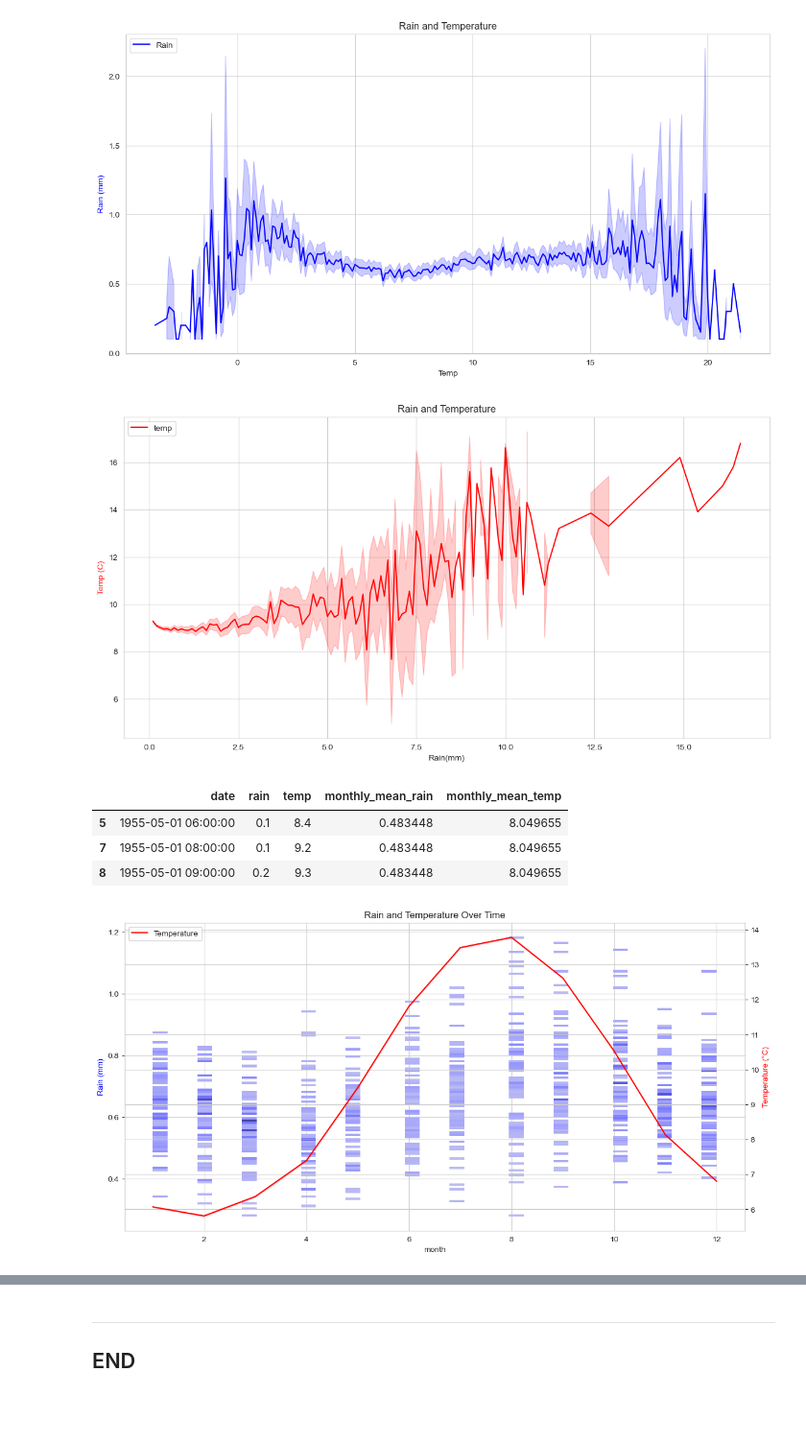
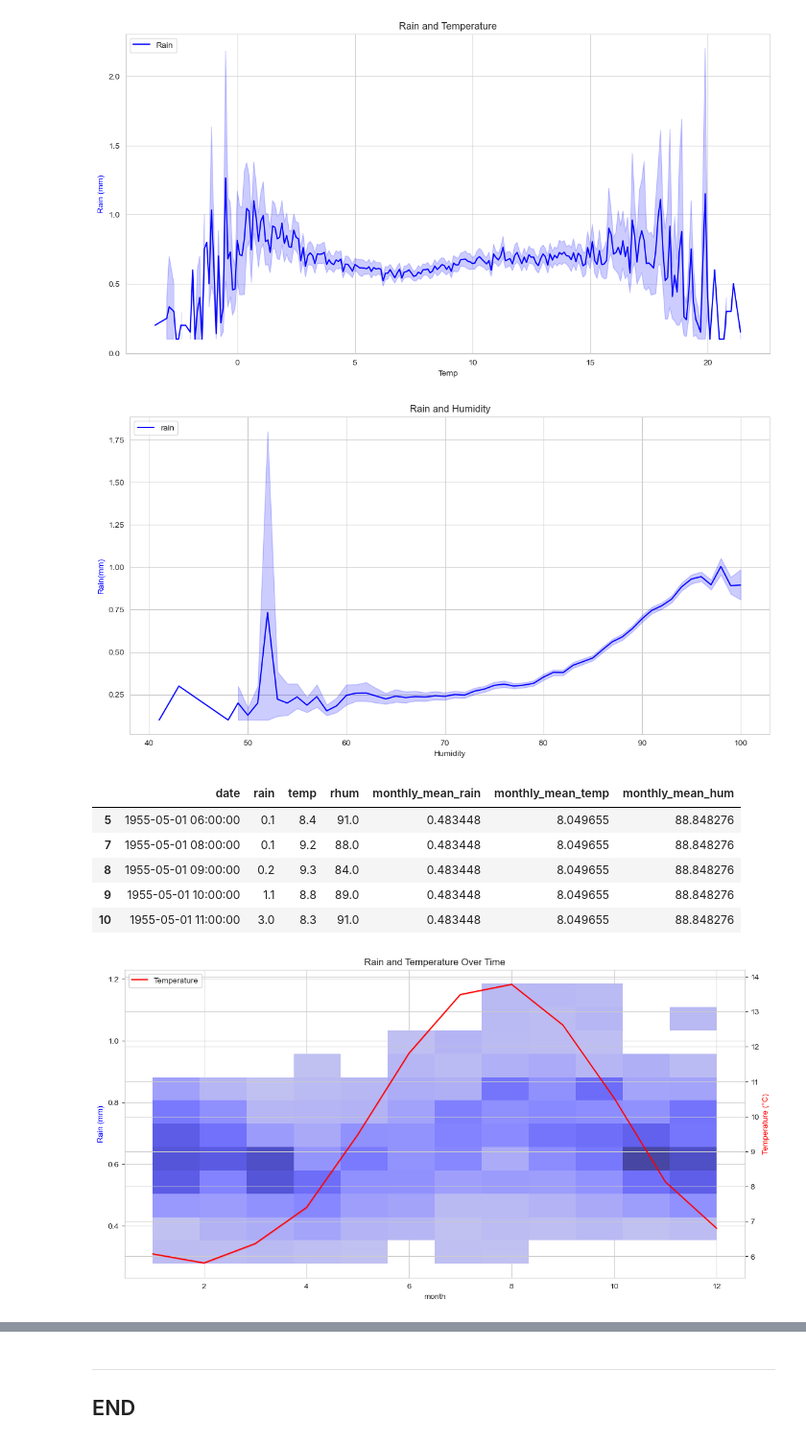
Before and after one commit to FatimaBOliveira/Programming-for-data-analytics, a Jupyter notebook: Project/climate.ipynb, the cells around one changed output, grey strips where cells are left out. Shown at 96% size. Saved outputs shown, nothing was run; the diff lists cells and outputs as text; code cells hidden in the pictures; blank space fills up the shorter version.

Commit message:
Rain, temperature and humidity plots.

```diff
--- a/Project/climate.ipynb
+++ b/Project/climate.ipynb
@@ -468,3 +468,13 @@ sns.lmplot(x="month", y="monthly_mean_power", order=3, data=dfwp)
 Power correlation per month is: -0.0732098822623549
 <seaborn.axisgrid.FacetGrid at 0x...>
 [figure]
+# %%
+corrtemp = dfwp["monthly_mean_wind"].corr(dfwp["monthly_mean_power"])
+
+print(f"Temperature correlation per month is: {corrtemp}")
+
+# Set grid style.
+sns.set_style("whitegrid")
+
+# Define plot.
+sns.lmplot(x="monthly_mean_wind", y="monthly_mean_power", order=3, data=dfwp)
@@ -774,12 +810,14 @@ As shown in the plot, the next week has a close trend to the previous, and becau
 # %%
-dfrt=df[["date","rain", "temp"]]
+df_rth=df[["date","rain", "temp", "rhum"]]
 
-dfrt["rain"] = pd.to_numeric(dfrt["rain"], errors="coerce")
+df_rth["rain"] = pd.to_numeric(df_rth["rain"], errors="coerce")
+df_rth["rhum"] = pd.to_numeric(df_rth["rhum"], errors="coerce")
 
 # Drop the empty and 0 values.
-dfrt = dfrt[dfrt["rain"] != " "]
-dfrt = dfrt[dfrt["rain"] != 0]
-dfrt = dfrt[dfrt["temp"] != " "]
+df_rth = df_rth[df_rth["rain"] != " "]
+df_rth = df_rth[df_rth["rain"] != 0]
+df_rth = df_rth[df_rth["temp"] != " "]
+df_rth = df_rth[df_rth["rhum"] != " "]
 # %% [output]
 A value is trying to be set on a copy of a slice from a DataFrame.
 Try using .loc[row_indexer,col_indexer] = value instead
@@ -807,58 +850,61 @@ plt.show()
 plt.figure(figsize=(14, 7))
 
 # Plot
-sns.lineplot(x='rain', y='temp', data=dfrt, label='temp', color='red')
-plt.ylabel('Temp (C)', color='red')
+sns.lineplot(x='rhum', y='rain', data=df_rth, label='rain', color='blue')
+plt.ylabel('Rain(mm)', color='blue')
 
 # Add titles and labels
-plt.title('Rain and Temperature')
-plt.xlabel('Rain(mm)')
+plt.title('Rain and Humidity')
+plt.xlabel('Humidity')
 plt.legend(loc='upper left')
 plt.show()
 # %% [output]
-[figure, old version]
+[figure, new version]
 # %%
 # Calculate the daily wind speed mean.
-monthly_mean_rain = dfrt.groupby(months)["rain"].transform("mean")
-monthly_mean_temp = dfrt.groupby(months)["temp"].transform("mean")
+monthly_mean_rain = df_rth.groupby(months)["rain"].transform("mean")
+monthly_mean_temp = df_rth.groupby(months)["temp"].transform("mean")
+monthly_mean_hum = df_rth.groupby(months)["rhum"].transform("mean")
 
 # Create a new column.
-dfrt["monthly_mean_rain"] = monthly_mean_rain
-dfrt["monthly_mean_temp"] = monthly_mean_temp
+df_rth["monthly_mean_rain"] = monthly_mean_rain
+df_rth["monthly_mean_temp"] = monthly_mean_temp
+df_rth["monthly_mean_hum"] = monthly_mean_hum
 
 # Check
-dfrt.head(3)
+df_rth.head()
 # %% [output]
-|  | date | rain | temp | monthly_mean_rain | monthly_mean_temp |
-| 5 | 1955-05-01 06:00:00 | 0.1 | 8.4 | 0.483448 | 8.049655 |
-| 7 | 1955-05-01 08:00:00 | 0.1 | 9.2 | 0.483448 | 8.049655 |
-| 8 | 1955-05-01 09:00:00 | 0.2 | 9.3 | 0.483448 | 8.049655 |
+|  | date | rain | temp | rhum | monthly_mean_rain | monthly_mean_temp | monthly_mean_hum |
+| 5 | 1955-05-01 06:00:00 | 0.1 | 8.4 | 91.0 | 0.483448 | 8.049655 | 88.848276 |
+| 7 | 1955-05-01 08:00:00 | 0.1 | 9.2 | 88.0 | 0.483448 | 8.049655 | 88.848276 |
+| 8 | 1955-05-01 09:00:00 | 0.2 | 9.3 | 84.0 | 0.483448 | 8.049655 | 88.848276 |
+| 9 | 1955-05-01 10:00:00 | 1.1 | 8.8 | 89.0 | 0.483448 | 8.049655 | 88.848276 |
+| 10 | 1955-05-01 11:00:00 | 3.0 | 8.3 | 91.0 | 0.483448 | 8.049655 | 88.848276 |
 # %%
 # Plot the data using seaborn
 plt.figure(figsize=(14, 7))
 
 # Plot rain
-#sns.lineplot(x=dfwp['month'], y=dfrt['monthly_mean_rain'], data=dfrt, label='Rain', color='blue')
-sns.histplot(x=dfwp['month'], y=dfrt['monthly_mean_rain'], label='Rain', color='blue', legend=True)
-
+#sns.lineplot(x=dfwp['month'], y=df_rth['monthly_mean_rain'], data=df_rth, label='Rain', color='blue')
+sns.histplot(x=dfwp['month'], y=df_rth['monthly_mean_rain'], bins=12, color='blue')
 
 plt.ylabel('Rain (mm)', color='blue')
 
 # Create a twin Axes sharing the x-axis for 'temp'
 ax2 = plt.twinx()
 
 # Plot for temperature
-#sns.histplot(x=dfwp['month'], y='monthly_mean_temp', data=dfrt, label='Temperature', color='red', ax=ax2)
-sns.lineplot(x=dfwp['month'], y=dfrt['monthly_mean_temp'], label='Temperature', color='red', ax=ax2)
+#sns.histplot(x=dfwp['month'], y='monthly_mean_temp', data=df_rth, label='Temperature', color='red', ax=ax2)
+sns.lineplot(x=dfwp['month'], y=df_rth['monthly_mean_temp'], label='Temperature', color='red', ax=ax2)
 
 ax2.set_ylabel('Temperature (°C)', color='red')
 
 # Add titles and labels
 plt.title('Rain and Temperature Over Time')
 plt.xlabel('Date')
 plt.legend(loc='upper left')
 plt.show()
 
 # https://seaborn.pydata.org/generated/seaborn.histplot.html
 # %% [output]
-[figure, old version]
+[figure, new version]
```
Also changed, not shown: parts of 23 cells of this notebook.
